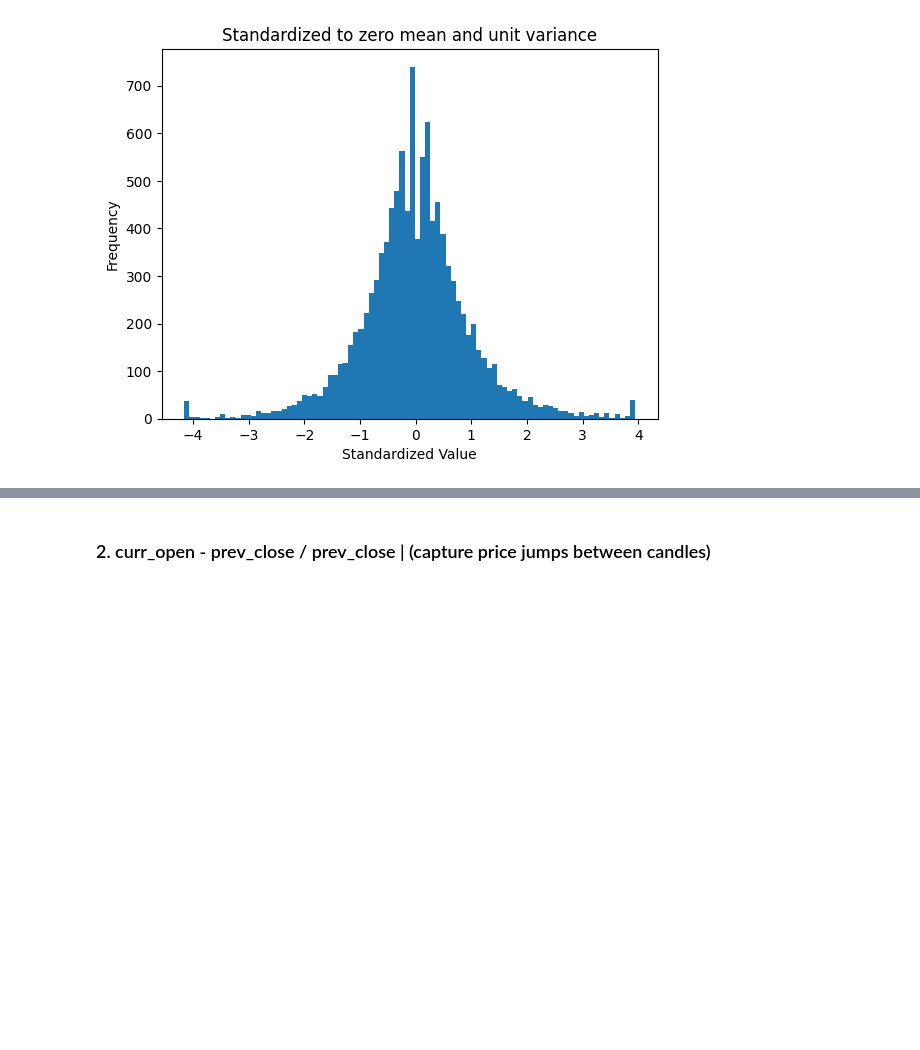
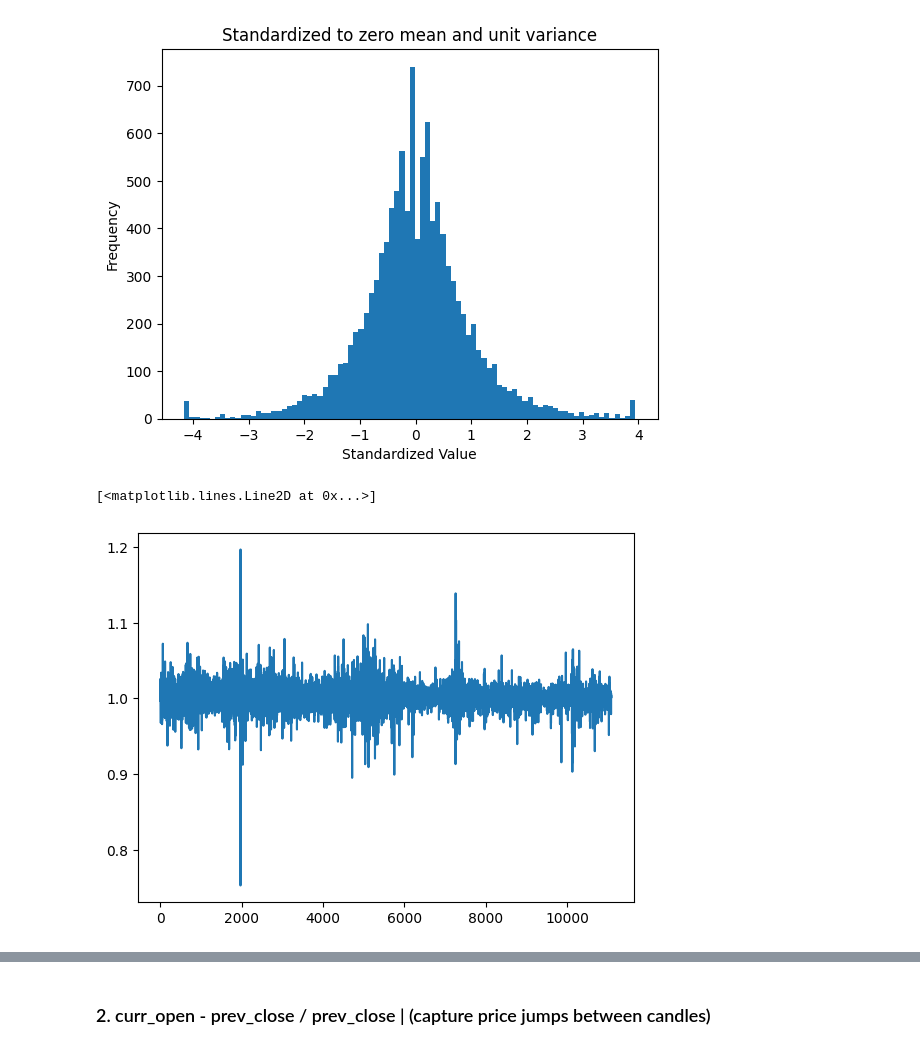
Before and after one commit to Frederik135/NN_Forecasting, a Jupyter notebook: NN_model/preprocessing.ipynb, the cells around one changed output, grey strips where cells are left out. Cells and saved outputs as stored; diff of their text form; code cells hidden in the pictures; blank space fills up the shorter version.

```diff
--- a/NN_model/preprocessing.ipynb
+++ b/NN_model/preprocessing.ipynb
@@ -202,5 +202,9 @@ Standardized variance: 0.9999999999999997
 # %%
 features_df['curr_close_prev_close_adj_std'] = curr_close_prev_close_adj_std
 # %%
-# # Relative change
-# curr_close_prev_close_rel = [1.0] + [stock_df['Close'].iloc[i] / stock_df['Close'].iloc[i-1] for i in range(1,len(stock_df))]
+# Relative change
+curr_close_prev_close_rel = [1.0] + [stock_df['Close'].iloc[i] / stock_df['Close'].iloc[i-1] for i in range(1,len(stock_df))]
+plt.plot(curr_close_prev_close_rel)
+# %% [output]
+[<matplotlib.lines.Line2D at 0x...>]
+[figure, added]
```
Also changed, not shown: parts of 39 cells of this notebook, 3 other files.
